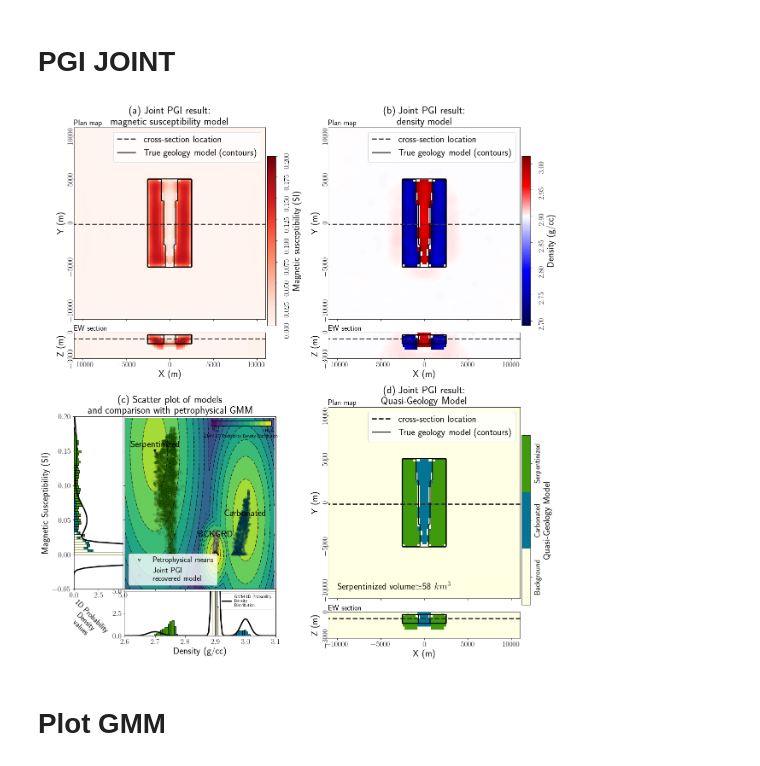
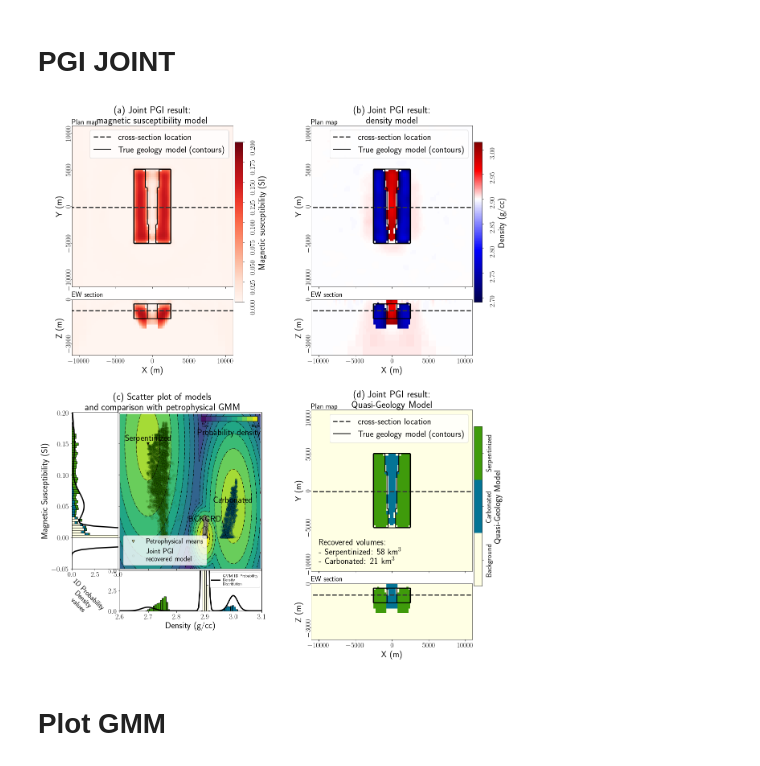
Before and after one commit to simpeg-research/Fast-Times-2021-Carbon-Mineralization, a Jupyter notebook: 3_blocks_model/Final_Visualization/MakeFigures-3blocks.ipynb, the cells around one changed output. Cells and saved outputs as stored; diff of their text form; code cells hidden in the pictures.

```diff
--- a/3_blocks_model/Final_Visualization/MakeFigures-3blocks.ipynb
+++ b/3_blocks_model/Final_Visualization/MakeFigures-3blocks.ipynb
@@ -91,6 +91,7 @@ def plotting_model(
     slicez= -750,
     plot_grid=False,
     is_geology=False,
+    z_aspect=2.,
     title='',
     plot_cb=True,
     is_vector=False,
@@ -192,6 +193,7 @@ def plotting_model(
         axx.tick_params(labelsize=ticksize)
         axx.set_title('')#ax[0].get_title(),fontsize=20)
         axx.tick_params(axis='y',rotation=90)
+    ax[1].set_aspect(z_aspect)
     ax[0].set_title(title,fontsize=titlesize)
     #ADJUST SPACE IN FIGURE
     #fig.subplots_adjust(hspace=-0.45)
@@ -928,23 +951,27 @@ plotting_dict_quasigeology_joint = {
     'ticksize':ticksize,
 }
 # %%
-fig = plt.figure(figsize=(20,23))
+fig = plt.figure(figsize=(20,24))
 
-ax_mag0 = plt.subplot2grid((46,47,),(0, 0),colspan=19,rowspan=17)
-ax_mag1 = plt.subplot2grid((46,47,),(17, 0),colspan=19,rowspan=4)
-ax_mag2 = plt.subplot2grid((46,47,),(0, 19),colspan=1,rowspan=20)
+ax_mag0 = plt.subplot2grid((50,47,),(0, 0),colspan=17,rowspan=17)
+ax_mag1 = plt.subplot2grid((50,47,),(17, 0),colspan=17,rowspan=6)
+ax_mag2 = plt.subplot2grid((50,47,),(0, 17),colspan=1,rowspan=20)
 ax_mag = [ax_mag0,ax_mag1,ax_mag2]
 
-ax_grav0 = plt.subplot2grid((46,47,),(0, 25),colspan=19,rowspan=17)
-ax_grav1 = plt.subplot2grid((46,47,),(17, 25),colspan=19,rowspan=4)
-ax_grav2 = plt.subplot2grid((46,47,),(0, 44),colspan=1,rowspan=20)
+ax_grav0 = plt.subplot2grid((50,47,),(0, 25),colspan=17,rowspan=17)
+ax_grav1 = plt.subplot2grid((50,47,),(17, 25),colspan=17,rowspan=6)
+ax_grav2 = plt.subplot2grid((50,47,),(0, 42),colspan=1,rowspan=20)
 ax_grav = [ax_grav0,ax_grav1,ax_grav2]
 
-ax_geo0 = plt.subplot2grid((46,47,),(24, 25),colspan=19,rowspan=17)
-ax_geo1 = plt.subplot2grid((46,47,),(41, 25),colspan=19,rowspan=4)
-ax_geo2 = plt.subplot2grid((46,47,),(24, 44),colspan=1,rowspan=20)
+ax_geo0 = plt.subplot2grid((50,47,),(27, 25),colspan=17,rowspan=17)
+ax_geo1 = plt.subplot2grid((50,47,),(44, 25),colspan=17,rowspan=6)
+ax_geo2 = plt.subplot2grid((50,47,),(27, 42),colspan=1,rowspan=20)
 ax_geo = [ax_geo0,ax_geo1,ax_geo2]
 
+# Plot GMM
+ax0 = plt.subplot2grid((50,47), (43,5), colspan=15,rowspan=4)
+ax1 = plt.subplot2grid((50,47), (28,5), colspan=15, rowspan=15)
+ax2 = plt.subplot2grid((50,47), (28, 0), rowspan=15,colspan=5)
 
 #Plot model
 for i, (dct,axx) in enumerate(zip(
@@ -965,7 +992,7 @@ for axx in [ax_grav,ax_mag,ax_geo]:
     axx[0].set_ylim([-11000,11000])
 
     axx[1].set_xlim([-11000,11000])
-    axx[1].set_ylim([-3000,0])
+    axx[1].set_ylim([-3800,0])
 
     axx[0].text(-11000,11200,'Plan map',fontdict={'fontsize':ticksize})
     axx[1].text(-11000,200,'EW section',fontdict={'fontsize':ticksize})
@@ -974,8 +1001,10 @@ for axx in [ax_grav,ax_mag,ax_geo]:
 ax_geo0.text(
     -10000,
     -10000,
-    'Serpentinized volume$\simeq${:.0f} $km^3$'.format(1e-9 * np.round(volume_estimate_pgi(quasi_geology_jnt)[1])),
-    fontdict={'fontsize':labelsize}
+    "Recovered volumes:\n- Serpentinized: {:.0f} km$^3$\n- Carbonated: {:.0f} km$^3$".format(
+        1e-9 * volume_estimate_pgi(quasi_geology_jnt)[1],
+        1e-9 * volume_estimate_pgi(quasi_geology_jnt)[0]
+    ),fontdict={'fontsize':labelsize}
 )
 
 #ax_geo0.text(
@@ -985,12 +1014,9 @@ ax_geo0.text(
 #    fontdict={'fontsize':labelsize}
 #)
 
-# Plot GMM
-ax0 = plt.subplot2grid((46,47), (40,5), colspan=15,rowspan=4)
-ax1 = plt.subplot2grid((46,47), (25,5), colspan=15, rowspan=15)
-ax2 = plt.subplot2grid((46,47), (25, 0), rowspan=15,colspan=5)
+[ax0,ax1,ax2], cb2d = gmm_joint.plot_pdf(ax=[ax0,ax1,ax2],flag2d=True, padding=0.334)
 
-[ax0,ax1,ax2] = gmm_joint.plot_pdf(ax=[ax0,ax1,ax2],flag2d=True, padding=0.334)
+cb2d.set_label('Probability density',fontsize=labelsize)
 
 # all panels
 for axx in [ax0,ax1,ax2]:
@@ -1009,34 +1035,34 @@ ax1.set_title(
 )
 ax1.scatter(
     2.9+gravity_jnt, magnetic_jnt,
     c=quasi_geology_jnt,cmap=geocmap,
     s=20,alpha=0.1,edgecolors='k', label='Joint PGI\nrecovered model'
 )
 ax1.legend(fontsize=18,loc=3)
 
 # details of side panels
 ax0.hist(
     [2.9+gravity_jnt[quasi_geology_jnt==i] for i in range(3)],
     density=True,bins=50,stacked=True, color=colors, edgecolor='k'
 )
 ax0.set_ylim([0,5])
 ax0.set_xlabel('Density (g/cc)', fontsize=labelsize)
 ax0.set_ylabel('')
 
 ax2.hist(
     [magnetic_jnt[quasi_geology_jnt==i] for i in range(3)],
     density=True,bins=50,orientation="horizontal",stacked=True,
     color=colors, edgecolor='k'
 )
 ax2.set_xlim([0,5])
 ax2.set_xlabel('1D Probability\nDensity\nvalues',fontsize=18,
                rotation=-45, labelpad=0,x=0.25)
 ax2.set_ylabel('Magnetic Susceptibility (SI)', fontsize=labelsize)
 ax2.get_legend().remove()
 
 plt.show()
 # %% [output]
-[figure, old version]
+[figure, new version]
 # %%
 fig.savefig('joint-PGI.png', dpi=150,bbox_inches='tight', pad_inches=0.1)
 # %% [markdown]
```
Also changed, not shown: parts of 6 cells of this notebook, 6 other files.
